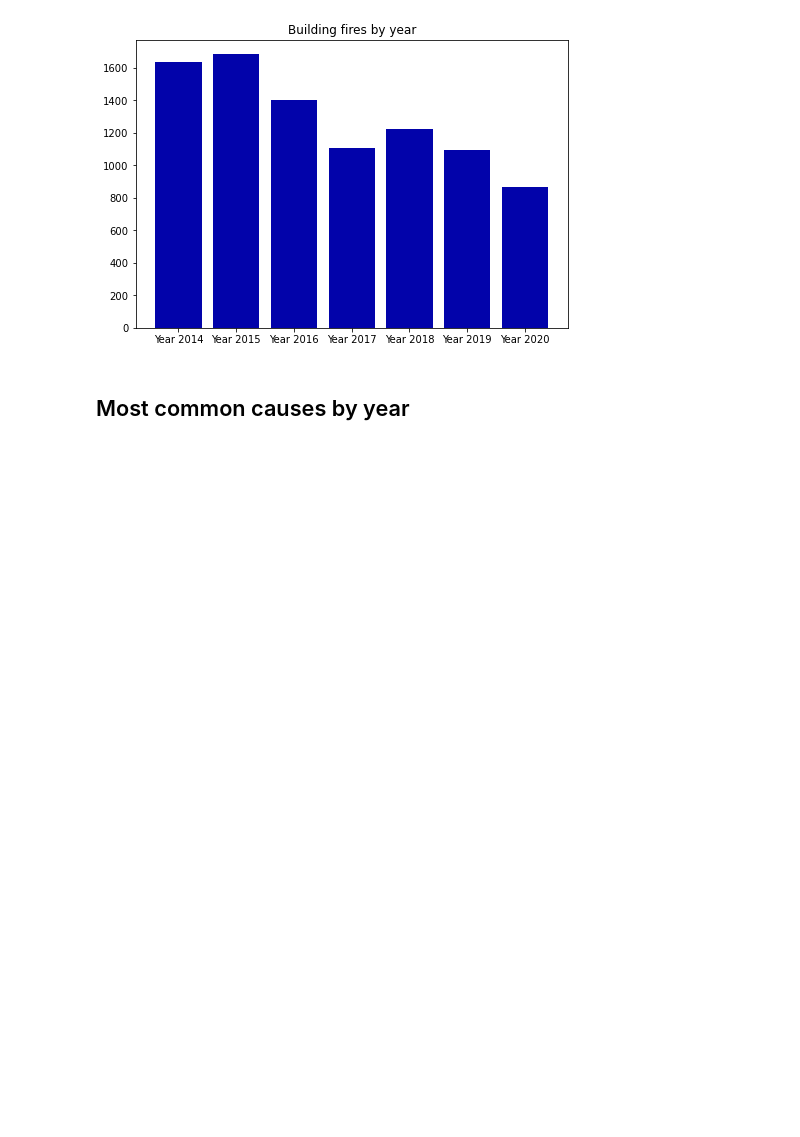
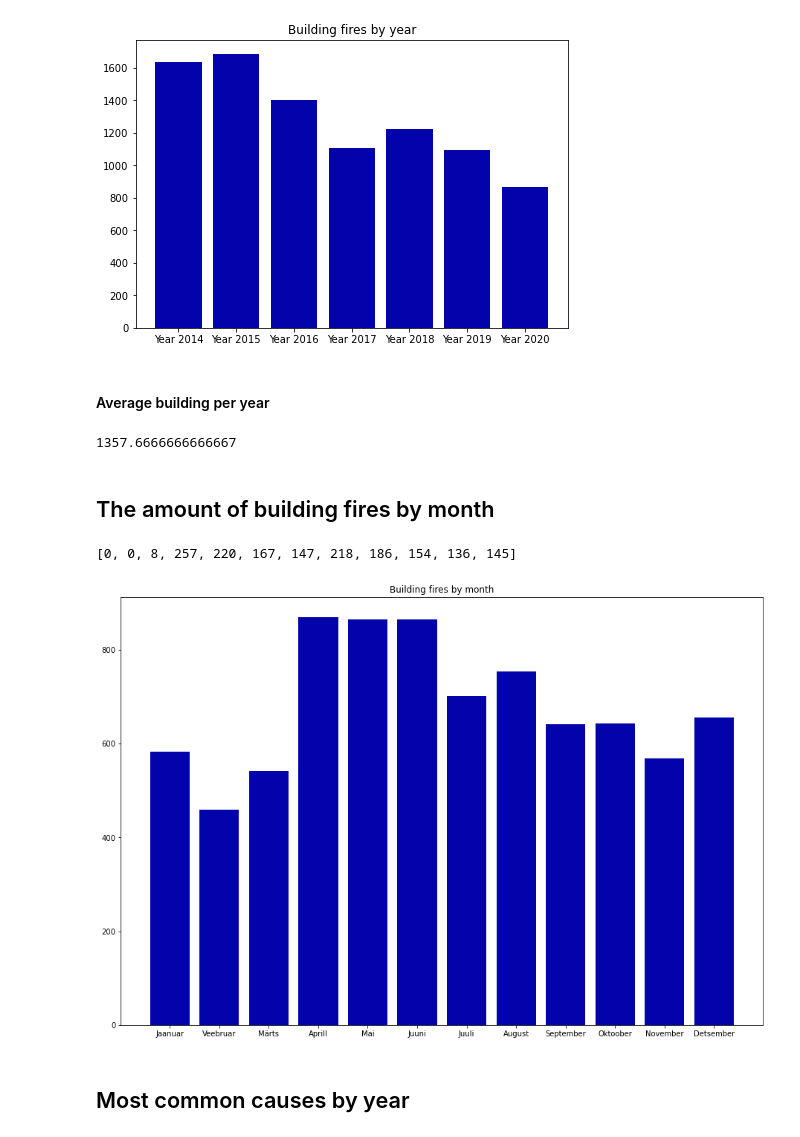
Before and after one commit to KatiIlus/IDC_Project_Fires_in_Estonia, a Jupyter notebook: Plotting.ipynb, the cells around one changed output. Saved outputs shown, nothing was run; the diff lists cells and outputs as text; code cells hidden in the pictures; blank space fills up the shorter version.

Commit message:
Added different plots

```diff
--- a/Plotting.ipynb
+++ b/Plotting.ipynb
@@ -233,6 +232,65 @@ ax.set_title('Building fires by year')
 plt.show()
 # %% [output]
 [figure]
+# %% [markdown]
+#### Average building per year
+# %%
+#Did not include 2020
+summa=fires_in_a_year(year2014)+fires_in_a_year(year2015)+fires_in_a_year(year2016)+fires_in_a_year(year2017)+fires_in_a_year(year2018)+fires_in_a_year(year2019)
+print(summa/6)
+# %% [output]
+1357.6666666666667
+# %% [markdown]
+## The amount of building fires by month
+# %%
+months2014 =count_fires_in_months(fires_by_months(year2014_month))
+months2015 =count_fires_in_months(fires_by_months(year2015_month))
+months2016 =count_fires_in_months(fires_by_months(year2016_month))
+months2017 =count_fires_in_months(fires_by_months(year2017_month))
+months2018 =count_fires_in_months(fires_by_months(year2018_month))
+months2019 =count_fires_in_months(fires_by_months(year2019_month))
+aastad = [months2014, months2015, months2016, months2017, months2018, months2019]
+print(months2014)
+
+jaanuar = 0
+veebruar = 0
+märts = 0
+aprill = 0
+mai = 0
+juuni = 0
+juuli = 0
+august = 0
+september = 0
+oktoober = 0
+november = 0
+detsember = 0
+
+for aasta in aastad:
+    jaanuar = jaanuar + aasta[0]
+    veebruar = veebruar + aasta[1]
+    märts = märts + aasta[2]
+    aprill = aprill + aasta[3]
+    mai = mai + aasta[4]
+    juuni = juuni + aasta[5]
+    juuli = juuli + aasta[6]
+    august = august + aasta[7]
+    september = september + aasta[8]
+    oktoober = oktoober + aasta[9]
+    november = november + aasta[10]
+    detsember = detsember + aasta[11]
+# %% [output]
+[0, 0, 8, 257, 220, 167, 147, 218, 186, 154, 136, 145]
+# %%
+import matplotlib.pyplot as plt
+fig = plt.figure()
+ax = fig.add_axes([0,0,2,2])
+langs = ['Jaanuar', 'Veebruar', 'Märts', 'Aprill', 'Mai', 'Juuni', 'Juuli', 'August', 'September', 'Oktoober', 'November', 'Detsember']
+counts = [jaanuar, veebruar, märts, aprill, mai, juuni, juuli, august, september, oktoober, november, detsember]
+ax.bar(langs,counts, color='#0203aa')
+ax.set_title('Building fires by month')
+plt.show()
+# %% [output]
+[figure, added]
 # %% [markdown]
 ## Most common causes by year
 # %%
```
Also changed, not shown: parts of 8 cells of this notebook, 1 other file.
